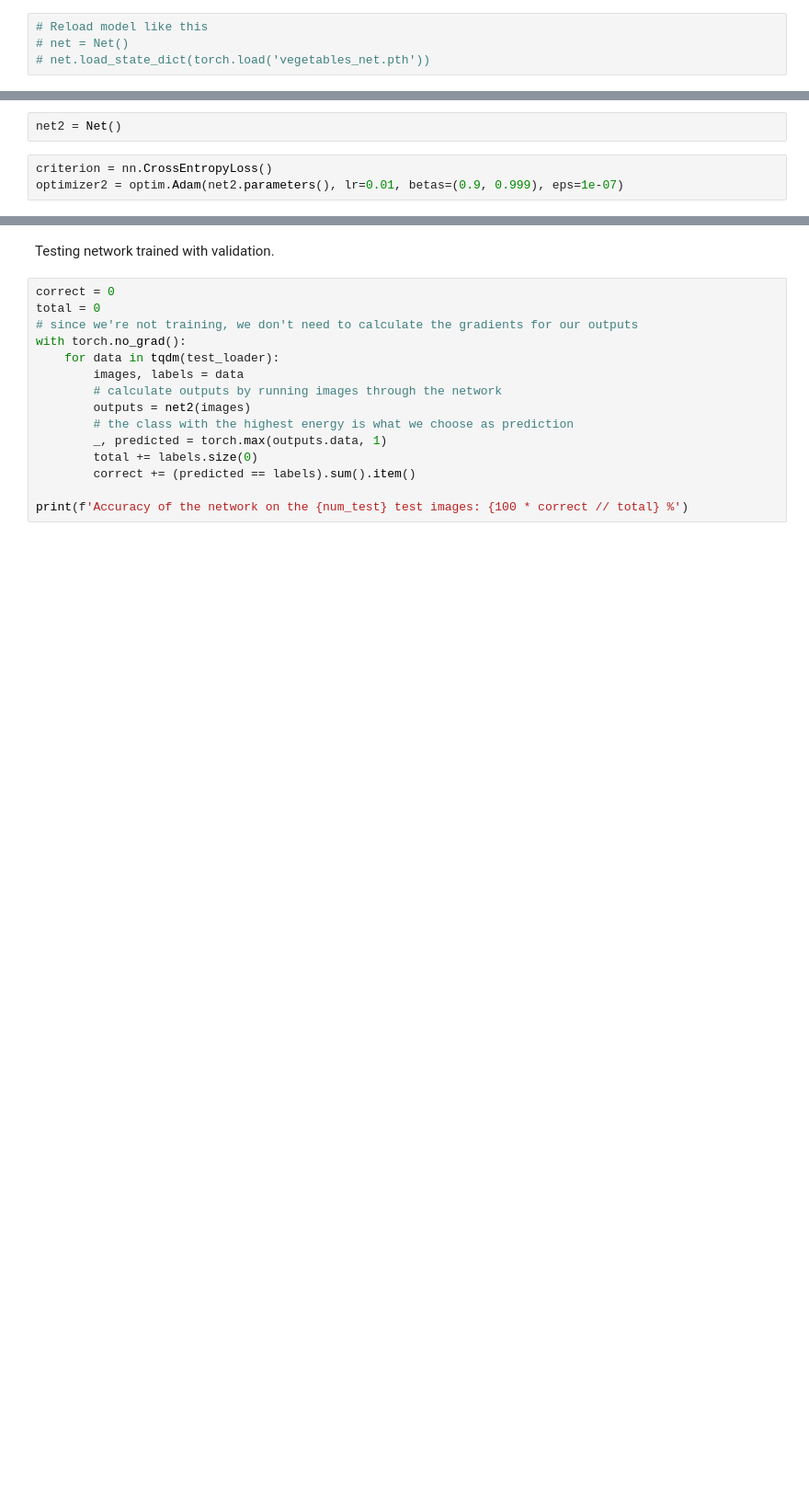
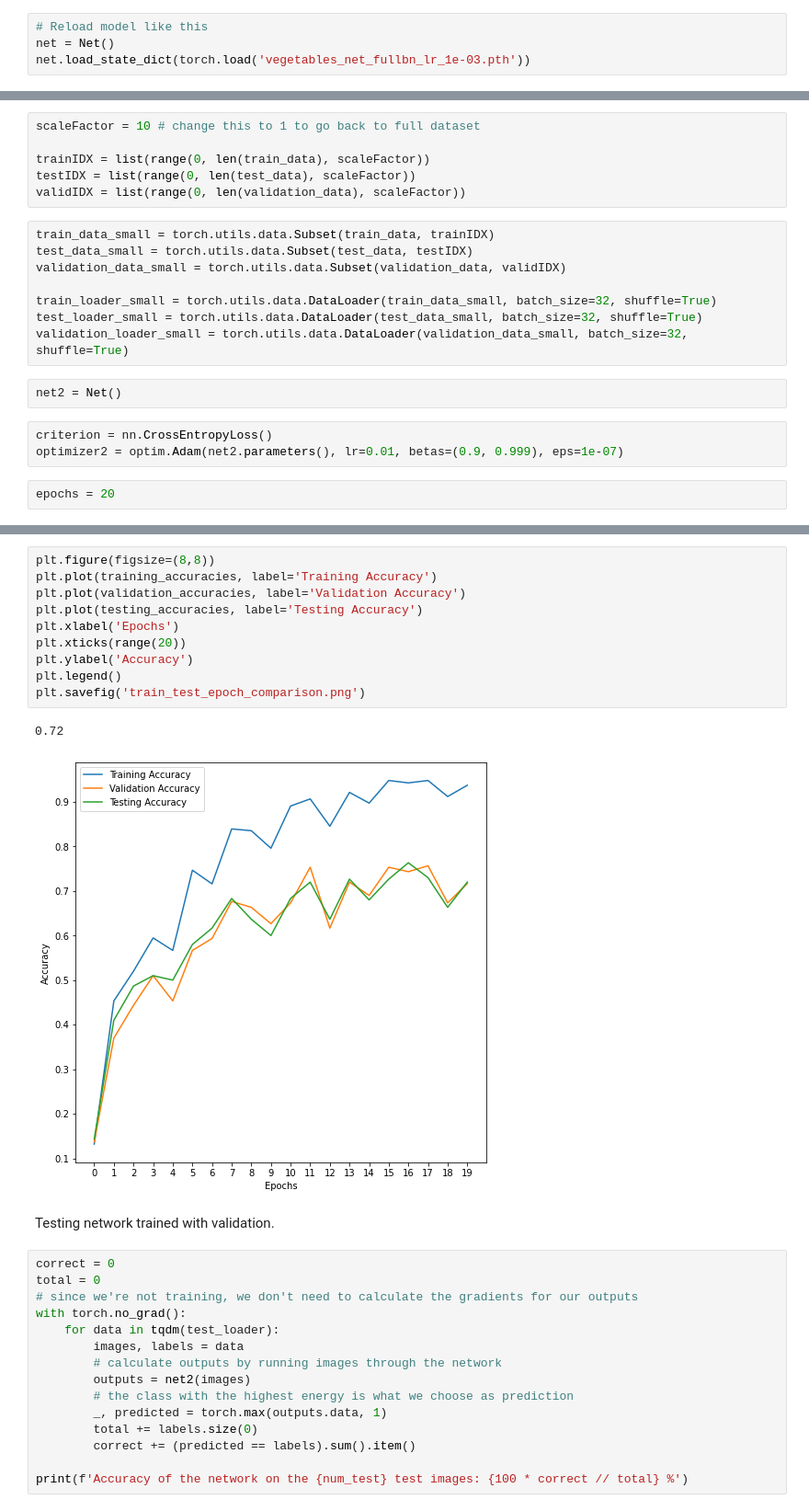
Before and after one commit to jerseyjosh/group6, a Jupyter notebook: code/vegetables.ipynb, the cells around one changed output, grey strips where cells are left out. Shown at 92% size. Drawn from its saved outputs; the diff is of its cells as text; blank space fills up the shorter version.

Commit message:
added epoch visualisation

```diff
--- a/code/vegetables.ipynb
+++ b/code/vegetables.ipynb
@@ -207,5 +212,5 @@ Finished Training
 We can later reload the model like this.
 # %%
 # Reload model like this
-# net = Net()
-# net.load_state_dict(torch.load('vegetables_net.pth'))
+net = Net()
+net.load_state_dict(torch.load('vegetables_net_fullbn_lr_1e-03.pth'))
@@ -254,6 +263,22 @@ Accuracy of the network on the 3000 test images: 81 %
+# %%
+scaleFactor = 10 # change this to 1 to go back to full dataset
+
+trainIDX = list(range(0, len(train_data), scaleFactor))
+testIDX = list(range(0, len(test_data), scaleFactor))
+validIDX = list(range(0, len(validation_data), scaleFactor))
+# %%
+train_data_small = torch.utils.data.Subset(train_data, trainIDX)
+test_data_small = torch.utils.data.Subset(test_data, testIDX)
+validation_data_small = torch.utils.data.Subset(validation_data, validIDX)
+
+train_loader_small = torch.utils.data.DataLoader(train_data_small, batch_size=32, shuffle=True)
+test_loader_small = torch.utils.data.DataLoader(test_data_small, batch_size=32, shuffle=True)
+validation_loader_small = torch.utils.data.DataLoader(validation_data_small, batch_size=32, shuffle=True)
 # %%
 net2 = Net()
 # %%
 criterion = nn.CrossEntropyLoss()
 optimizer2 = optim.Adam(net2.parameters(), lr=0.01, betas=(0.9, 0.999), eps=1e-07)
+# %%
+epochs = 20
 # %%
@@ -301,3 +387,16 @@ Finished Training
+# %%
+plt.figure(figsize=(8,8))
+plt.plot(training_accuracies, label='Training Accuracy')
+plt.plot(validation_accuracies, label='Validation Accuracy')
+plt.plot(testing_accuracies, label='Testing Accuracy')
+plt.xlabel('Epochs')
+plt.xticks(range(20))
+plt.ylabel('Accuracy')
+plt.legend()
+plt.savefig('train_test_epoch_comparison.png')
+# %% [output]
+0.72
+[figure, added]
 # %% [markdown]
 Testing network trained with validation.
 # %%
```
Also changed, not shown: parts of 16 cells of this notebook.
